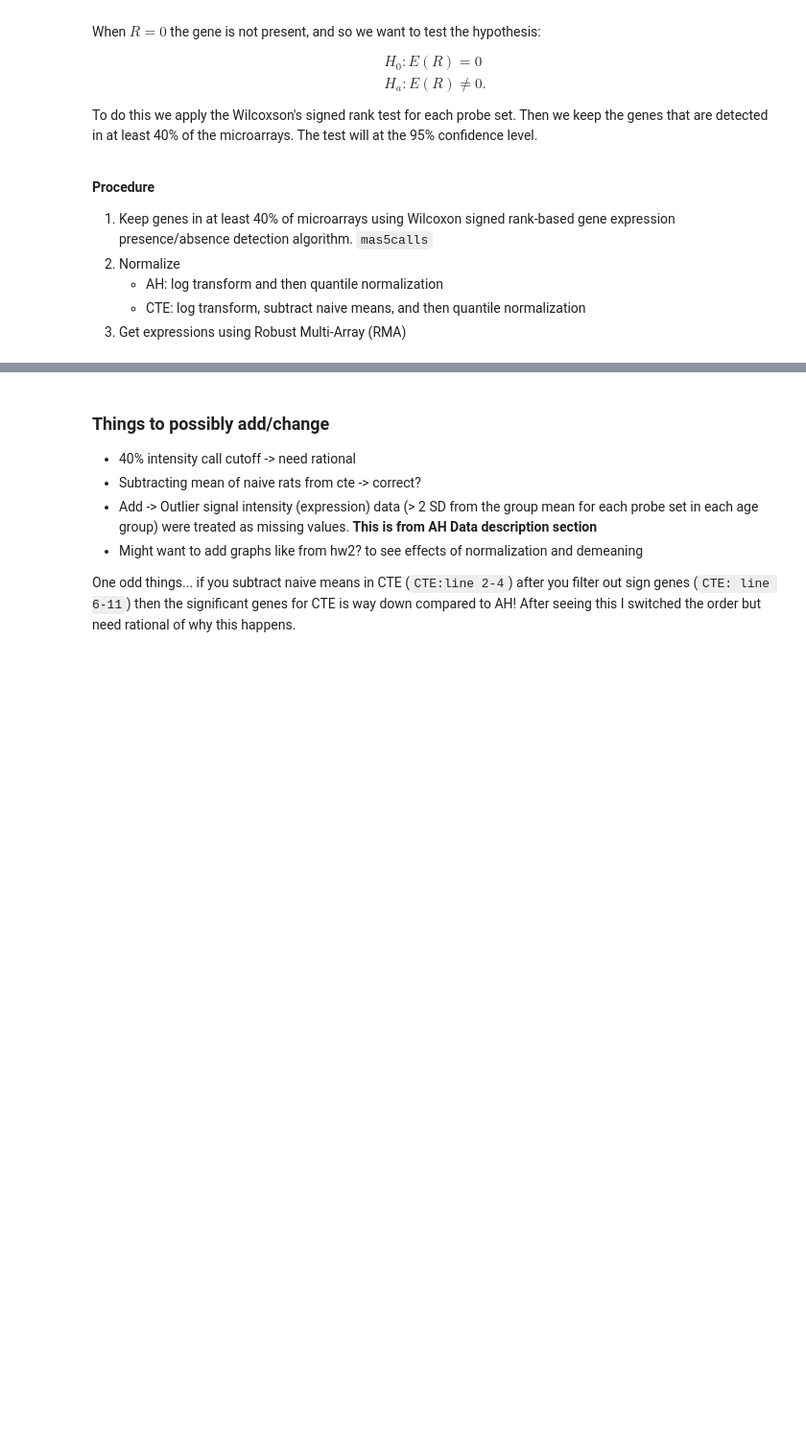
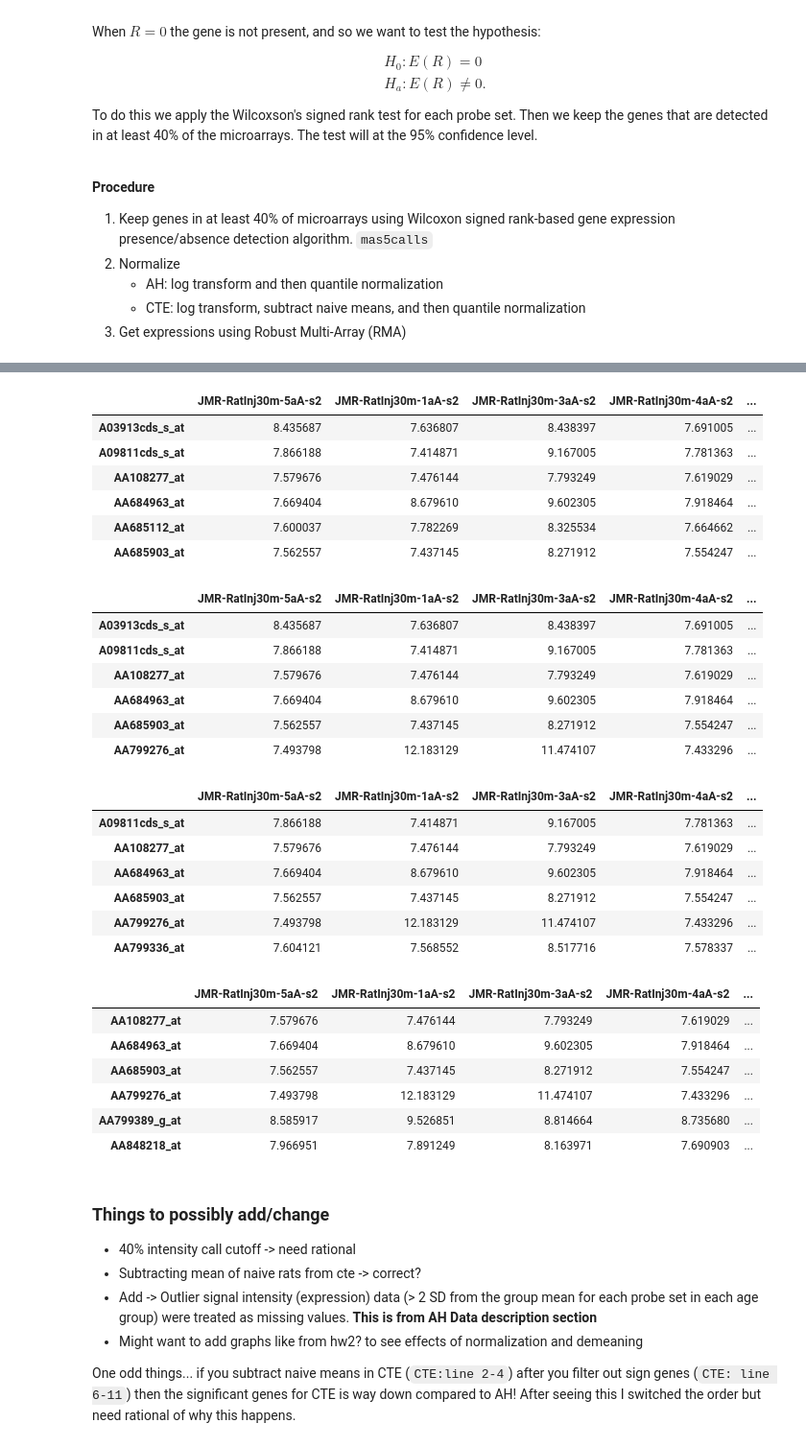
Before and after one commit to jdanene/Brain_Degenerative_Disease, a Jupyter notebook: src/process_data.ipynb, the cells around one changed output, grey strips where cells are left out. Shown at 96% size. Saved outputs shown, nothing was run; the diff lists cells and outputs as text; code cells hidden in the pictures; blank space fills up the shorter version.

```diff
--- a/src/process_data.ipynb
+++ b/src/process_data.ipynb
@@ -263,10 +244,20 @@ When $R = 0$ the gene is not present, and so we want to test the hypothesis:
 # %%
+#presence call threshold
+THRESHOLD = .40
+
+#Load Affymetrix data
+pcraw.ah<- ReadAffy(filenames=fnames.ah,celfile.path=dir.alzheimer)
+sampleNames(pcraw.ah) <-ah.colnames
+
+# Original number of genes
+original_num_genes = length(featureNames(pcraw.ah))
+
 # Present, Absent, Marginal Intensity Measurment
 ah.pma<- mas5calls(pcraw.ah)
 ah.pma<- exprs(ah.pma) # "P", "M" or "A" representing a call of present, marginal or absent;
-ah.pma = ah.pma == "P"| ah.pma == "M" # Boolean matrix: 1 = Present or Marginal, 0 = Absent
+ah.pma = ah.pma == "P" #| ah.pma == "M" # Boolean matrix: 1 = Present or Marginal, 0 = Absent
 ah.pma = rowSums(ah.pma) # Get total number of Present or Marginal for a gene
-ah.pma.Idx = which(ah.pma >= length(ah.colnames)*.4) #Get indices of genes present in >= 40% of arrays
+ah.pma.Idx = which(ah.pma >= length(ah.colnames)*THRESHOLD) #Get indices of genes present in >= 40% of arrays
 
 #Robust Micro Array Avg w/ Quantile Normalization and log scaling.
 ah.ExprDta <-rma(pcraw.ah)
@@ -275,6 +266,11 @@ alzheimer.dta <- alzheimer.dta[ah.pma.Idx,] #filter for sig genes.
 
 #Save data
 write.table(alzheimer.dta, file = file.path(cleandata.dir,"alzheimer.txt"), sep = "\t", row.names = TRUE,col.names =TRUE)
+
+#Percent of genes left
+percent_left =  length(ah.pma.Idx)/original_num_genes
+cat(paste("Number of genes: ",length(ah.pma.Idx),"\n"))
+cat(paste("Percent of Genes Left: ", percent_left, " Original Num:",original_num_genes ))
 # %% [output]
 Getting probe level data...
 Computing p-values
@@ -307,3 +382,38 @@ write.table(cte.dta, file = file.path(cleandata.dir,"cte.txt"), sep = "\t", row.
+# %%
+#Print out the portion of data make sure don't have `NA problem`
+head(cte_threshold40.dta)
+head(cte_threshold45.dta)
+head(cte_threshold50.dta)
+head(cte_threshold55.dta)
+# %% [output]
+|  | JMR-RatInj30m-5aA-s2 | JMR-RatInj30m-1aA-s2 | JMR-RatInj30m-3aA-s2 | JMR-RatInj30m-4aA-s2 | ... |
+| A03913cds_s_at | 8.435687 | 7.636807 | 8.438397 | 7.691005 | ... |
+| A09811cds_s_at | 7.866188 | 7.414871 | 9.167005 | 7.781363 | ... |
+| AA108277_at | 7.579676 | 7.476144 | 7.793249 | 7.619029 | ... |
+| AA684963_at | 7.669404 | 8.679610 | 9.602305 | 7.918464 | ... |
+| AA685112_at | 7.600037 | 7.782269 | 8.325534 | 7.664662 | ... |
+| AA685903_at | 7.562557 | 7.437145 | 8.271912 | 7.554247 | ... |
+|  | JMR-RatInj30m-5aA-s2 | JMR-RatInj30m-1aA-s2 | JMR-RatInj30m-3aA-s2 | JMR-RatInj30m-4aA-s2 | ... |
+| A03913cds_s_at | 8.435687 | 7.636807 | 8.438397 | 7.691005 | ... |
+| A09811cds_s_at | 7.866188 | 7.414871 | 9.167005 | 7.781363 | ... |
+| AA108277_at | 7.579676 | 7.476144 | 7.793249 | 7.619029 | ... |
+| AA684963_at | 7.669404 | 8.679610 | 9.602305 | 7.918464 | ... |
+| AA685903_at | 7.562557 | 7.437145 | 8.271912 | 7.554247 | ... |
+| AA799276_at | 7.493798 | 12.183129 | 11.474107 | 7.433296 | ... |
+|  | JMR-RatInj30m-5aA-s2 | JMR-RatInj30m-1aA-s2 | JMR-RatInj30m-3aA-s2 | JMR-RatInj30m-4aA-s2 | ... |
+| A09811cds_s_at | 7.866188 | 7.414871 | 9.167005 | 7.781363 | ... |
+| AA108277_at | 7.579676 | 7.476144 | 7.793249 | 7.619029 | ... |
+| AA684963_at | 7.669404 | 8.679610 | 9.602305 | 7.918464 | ... |
+| AA685903_at | 7.562557 | 7.437145 | 8.271912 | 7.554247 | ... |
+| AA799276_at | 7.493798 | 12.183129 | 11.474107 | 7.433296 | ... |
+| AA799336_at | 7.604121 | 7.568552 | 8.517716 | 7.578337 | ... |
+|  | JMR-RatInj30m-5aA-s2 | JMR-RatInj30m-1aA-s2 | JMR-RatInj30m-3aA-s2 | JMR-RatInj30m-4aA-s2 | ... |
+| AA108277_at | 7.579676 | 7.476144 | 7.793249 | 7.619029 | ... |
+| AA684963_at | 7.669404 | 8.679610 | 9.602305 | 7.918464 | ... |
+| AA685903_at | 7.562557 | 7.437145 | 8.271912 | 7.554247 | ... |
+| AA799276_at | 7.493798 | 12.183129 | 11.474107 | 7.433296 | ... |
+| AA799389_g_at | 8.585917 | 9.526851 | 8.814664 | 8.735680 | ... |
+| AA848218_at | 7.966951 | 7.891249 | 8.163971 | 7.690903 | ... |
 # %% [markdown]
 ### Things to possibly add/change
  - 40% intensity call cutoff -> need rational
```
Also changed, not shown: parts of 13 cells of this notebook.
